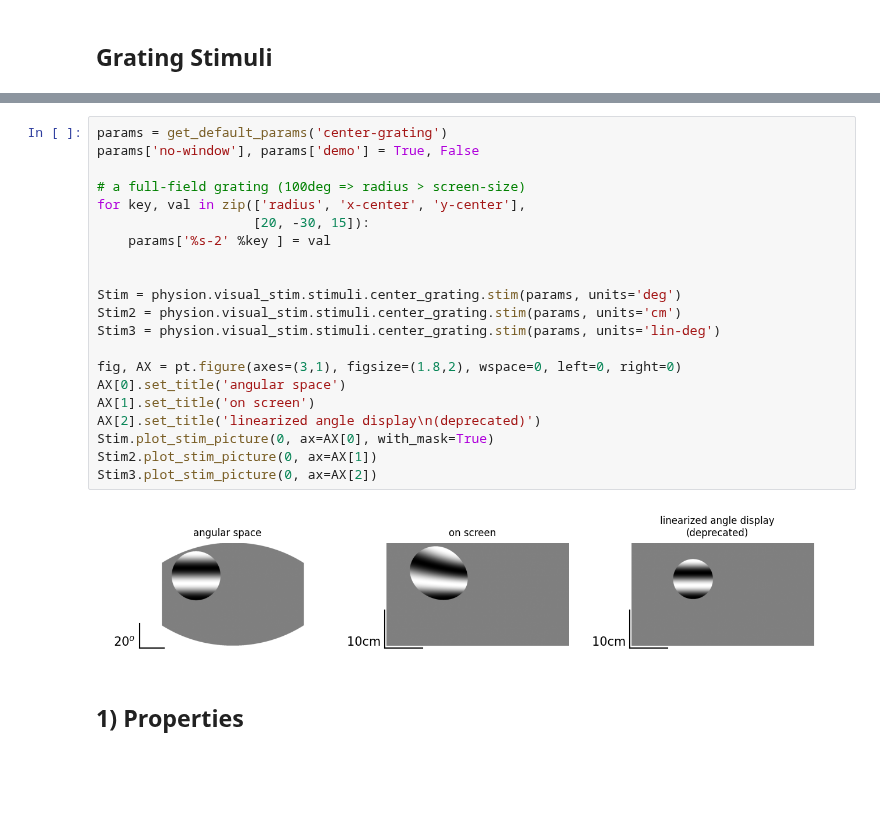
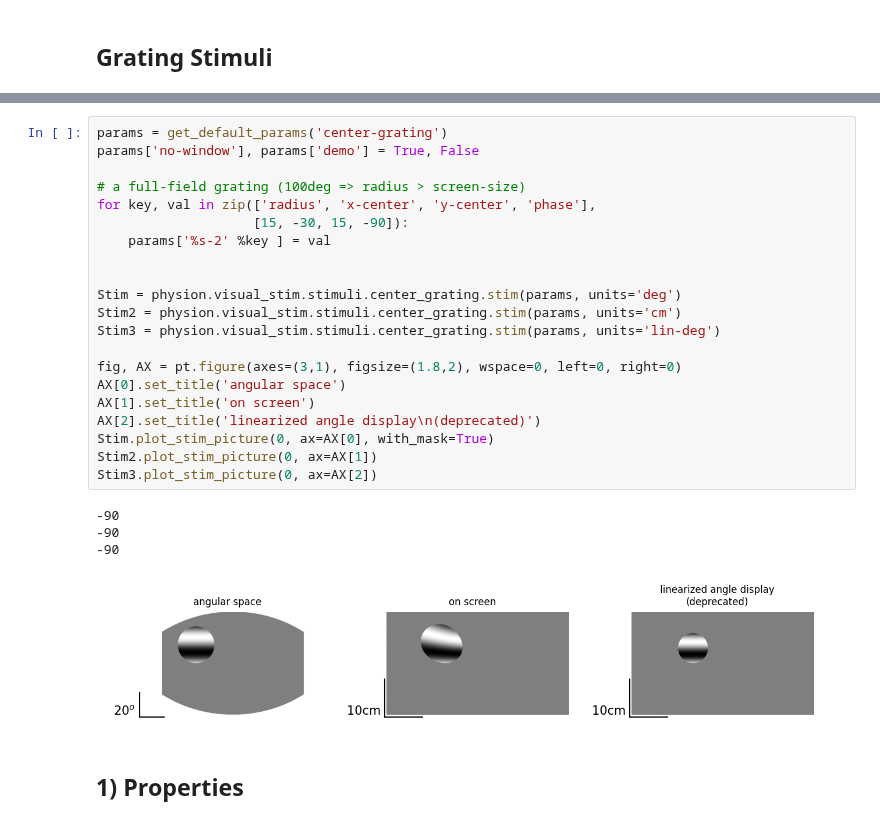
Before and after one commit to LauraGonzalez2000/Lab-notebook, a Jupyter notebook: notebooks/Visual-Stim-Design.ipynb, the cells around one changed output, grey strips where cells are left out. Cells and saved outputs as stored; diff of their text form; blank space fills up the shorter version.

```diff
--- a/notebooks/Visual-Stim-Design.ipynb
+++ b/notebooks/Visual-Stim-Design.ipynb
@@ -130,26 +136,29 @@ Stim3.plot_stim_picture(0, ax=AX[2])
 # %%
 params = get_default_params('center-grating')
 params['no-window'], params['demo'] = True, False
 
 # a full-field grating (100deg => radius > screen-size)
-for key, val in zip(['radius', 'x-center', 'y-center'],
-                    [20, -30, 15]):
+for key, val in zip(['radius', 'x-center', 'y-center', 'phase'],
+                    [15, -30, 15, -90]):
     params['%s-2' %key ] = val
 
 
 Stim = physion.visual_stim.stimuli.center_grating.stim(params, units='deg')
 Stim2 = physion.visual_stim.stimuli.center_grating.stim(params, units='cm')
 Stim3 = physion.visual_stim.stimuli.center_grating.stim(params, units='lin-deg')
 
 fig, AX = pt.figure(axes=(3,1), figsize=(1.8,2), wspace=0, left=0, right=0)
 AX[0].set_title('angular space')
 AX[1].set_title('on screen')
 AX[2].set_title('linearized angle display\n(deprecated)')
 Stim.plot_stim_picture(0, ax=AX[0], with_mask=True)
 Stim2.plot_stim_picture(0, ax=AX[1])
 Stim3.plot_stim_picture(0, ax=AX[2])
 # %% [output]
+-90
+-90
+-90
-[figure, old version]
+[figure, new version]
 # %% [markdown]
 ## 1) Properties
 # %%
```
Also changed, not shown: parts of 2 cells of this notebook, 2 other files.
